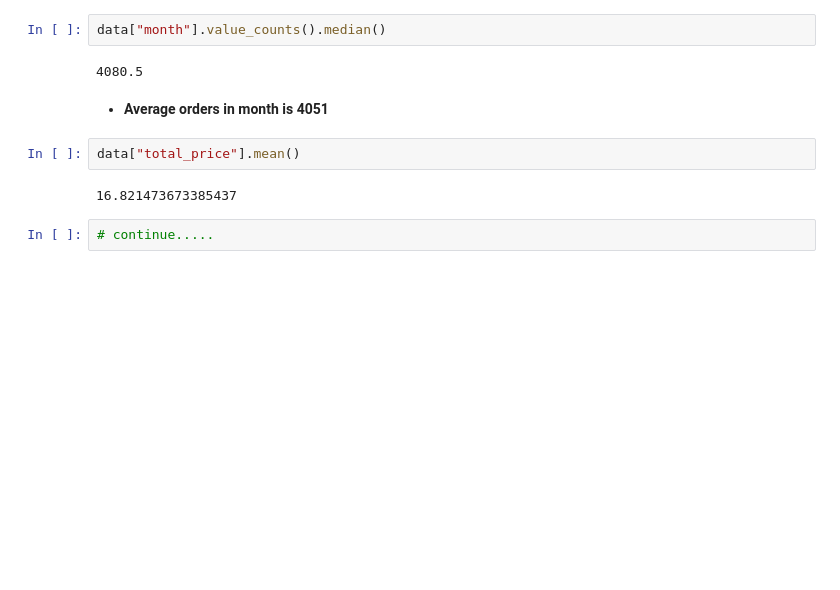
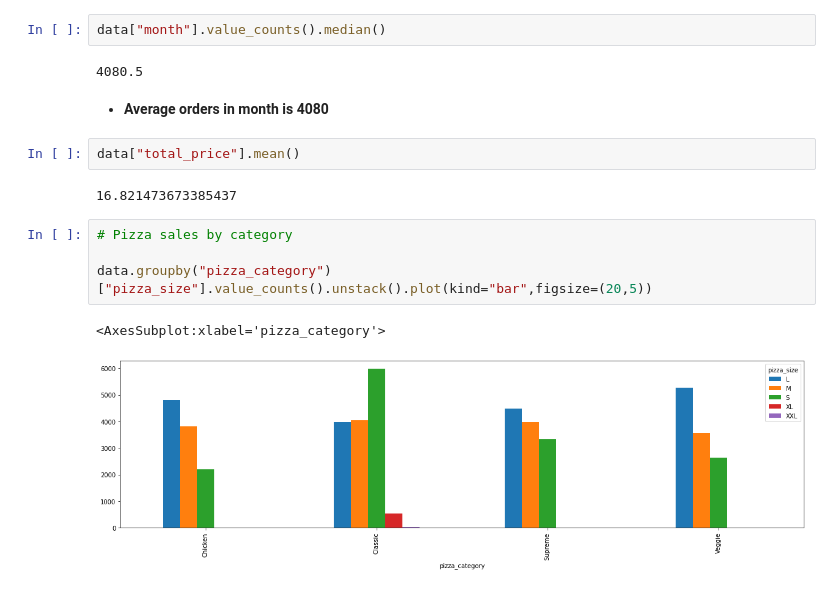
Before and after one commit to sahilr005/ml, a Jupyter notebook: pizza-sales-analysis.ipynb, the cells around one changed output. Saved outputs shown, nothing was run; the diff lists cells and outputs as text; blank space fills up the shorter version.

Commit message:
Kaggle Notebook | Pizza Sales EDA | Version 2

```diff
--- a/pizza-sales-analysis.ipynb
+++ b/pizza-sales-analysis.ipynb
@@ -142,10 +142,15 @@ data["month"].value_counts().median()
 # %% [output]
 4080.5
 # %% [markdown]
-- **Average orders in month is 4051**
+- **Average orders in month is 4080**
 # %%
 data["total_price"].mean()
 # %% [output]
 16.821473673385437
-# %%
-# continue.....
+# %%
+# Pizza sales by category
+
+data.groupby("pizza_category")["pizza_size"].value_counts().unstack().plot(kind="bar",figsize=(20,5))
+# %% [output]
+<AxesSubplot:xlabel='pizza_category'>
+[figure, added]
```
Also changed, not shown: parts of 10 cells of this notebook.
